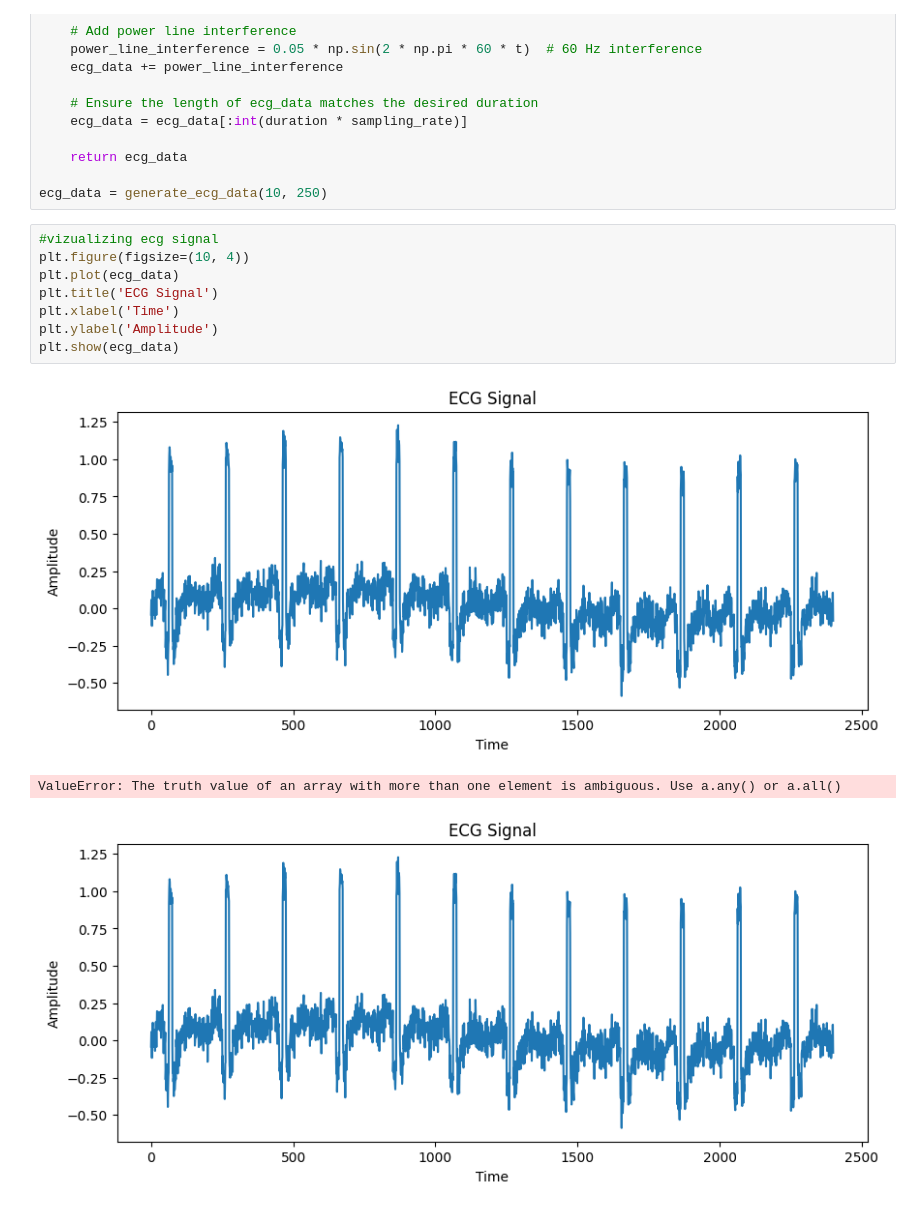
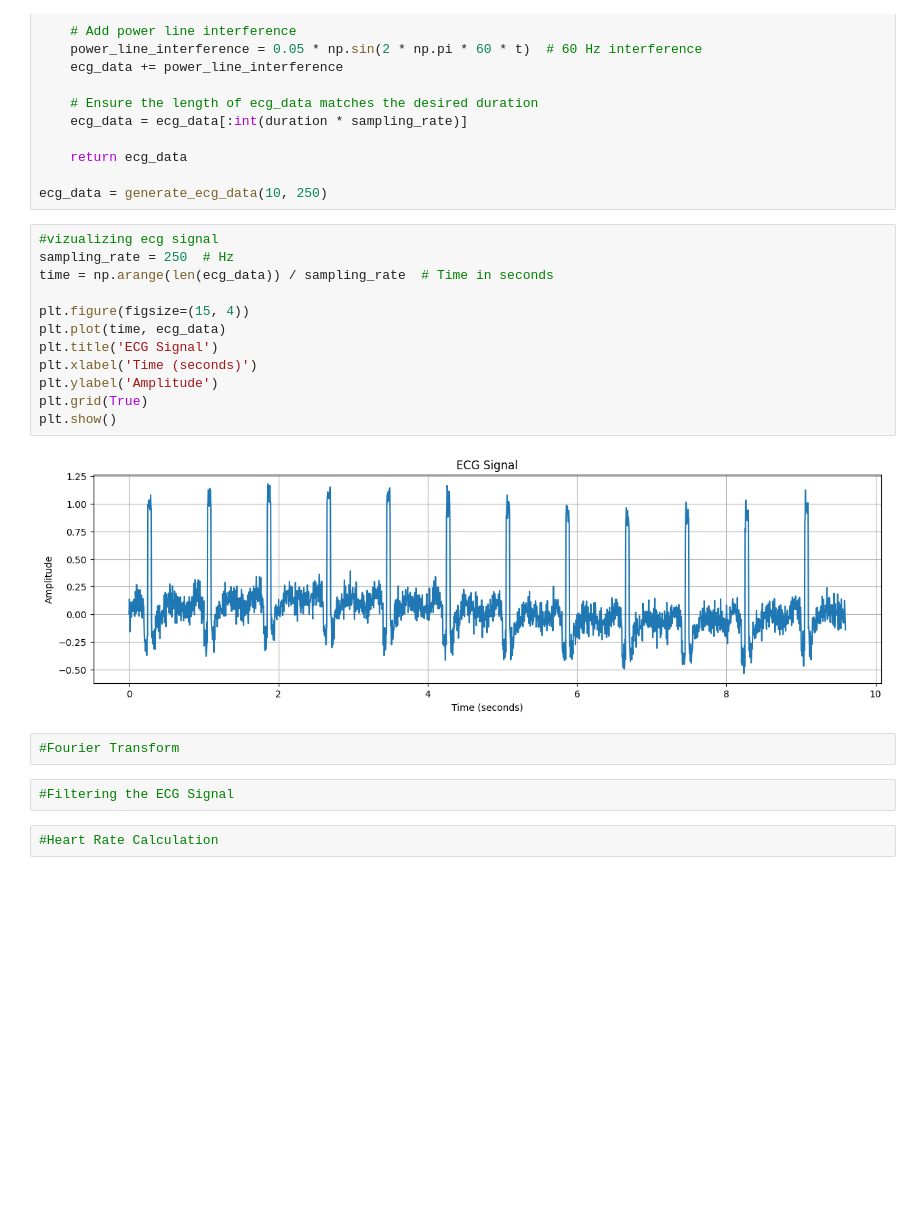
Before and after one commit to Heather-bu/bme3053c, a Jupyter notebook: homework_7.ipynb, the cells around one changed output. Cells and saved outputs as stored; diff of their text form; blank space fills up the shorter version.

```diff
--- a/homework_7.ipynb
+++ b/homework_7.ipynb
@@ -106,13 +106,21 @@ def generate_ecg_data(duration, sampling_rate=250):
 ecg_data = generate_ecg_data(10, 250)
 # %%
 #vizualizing ecg signal
-plt.figure(figsize=(10, 4))
-plt.plot(ecg_data)
+sampling_rate = 250  # Hz
+time = np.arange(len(ecg_data)) / sampling_rate  # Time in seconds
+
+plt.figure(figsize=(15, 4))
+plt.plot(time, ecg_data)
 plt.title('ECG Signal')
-plt.xlabel('Time')
+plt.xlabel('Time (seconds)')
 plt.ylabel('Amplitude')
-plt.show(ecg_data)
+plt.grid(True)
+plt.show()
 # %% [output]
-[figure, old version]
+[figure, new version]
-ValueError: The truth value of an array with more than one element is ambiguous. Use a.any() or a.all()
-[figure, removed]
+# %%
+#Fourier Transform
+# %%
+#Filtering the ECG Signal
+# %%
+#Heart Rate Calculation
```
